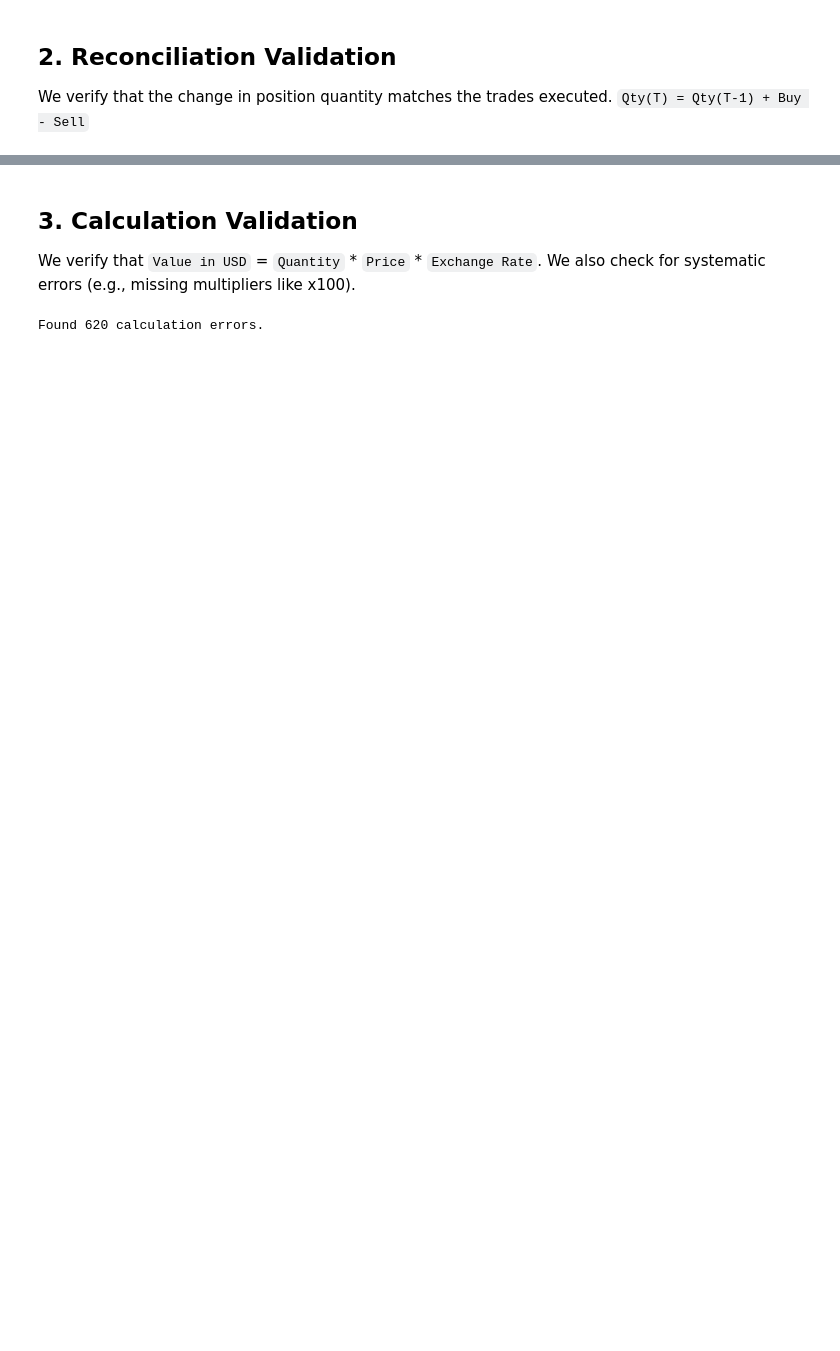
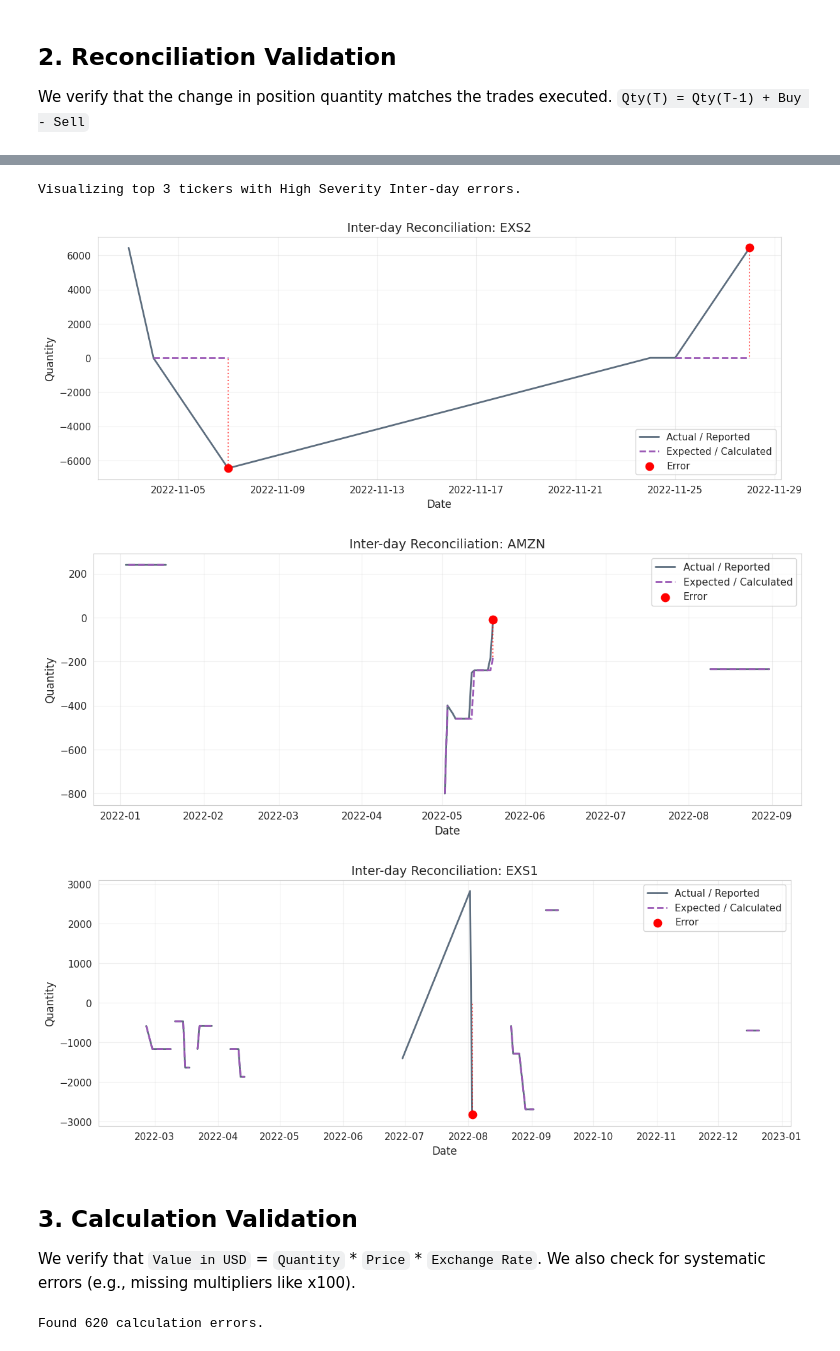
Before and after one commit to RaynorEtienn/Financial-Data-Analysis, a Jupyter notebook: notebooks/analysis.ipynb, the cells around one changed output, grey strips where cells are left out. Saved outputs shown, nothing was run; the diff lists cells and outputs as text; code cells hidden in the pictures; blank space fills up the shorter version.

```diff
--- a/notebooks/analysis.ipynb
+++ b/notebooks/analysis.ipynb
@@ -271,3 +291,46 @@ Visualizing Inter-day errors for: EXS1 (Count: 1)
+# %%
+# --- 2.3 Deep Dive: High Severity Time Series ---
+
+if not reconciliation_errors_df.empty:
+    # Filter for High Severity Inter-day errors
+    inter_high = [e for e in reconciliation_errors if e.severity == 'High' and "Inter-day" in e.error_type]
+
+    if inter_high:
+        from collections import Counter
+        ticker_counts = Counter(e.ticker for e in inter_high)
+        top_tickers = [t[0] for t in ticker_counts.most_common(3)]
+
+        print(f"Visualizing top {len(top_tickers)} tickers with High Severity Inter-day errors.")
+
+        for ticker in top_tickers:
+            # Prepare Ticker Data
+            ticker_df = positions[positions['P_Ticker'] == ticker].copy()
+            ticker_df['Date'] = pd.to_datetime(ticker_df['Date'])
+            ticker_df = ticker_df.sort_values('Date')
+
+            ticker_df['Open'] = ticker_df['Open Quantity'].apply(clean_float)
+            ticker_df['Close'] = ticker_df['Close Quantity'].apply(clean_float)
+            ticker_df['Prev_Close'] = ticker_df['Close'].shift(1)
+
+            # Get error dates for this ticker
+            error_dates = [e.date for e in inter_high if e.ticker == ticker]
+
+            ValidationVisualizer.plot_time_series(
+                ticker_df=ticker_df,
+                date_col='Date',
+                actual_col='Open',
+                expected_col='Prev_Close',
+                error_dates=error_dates,
+                title=f"Inter-day Reconciliation: {ticker}",
+                ylabel="Quantity"
+            )
+    else:
+        print("No High Severity Inter-day errors found.")
+# %% [output]
+Visualizing top 3 tickers with High Severity Inter-day errors.
+[figure, added]
+[figure, added]
+[figure, added]
 # %% [markdown]
 ## 3. Calculation Validation
 We verify that `Value in USD` = `Quantity` * `Price` * `Exchange Rate`.
```
Also changed, not shown: parts of 14 cells of this notebook.
